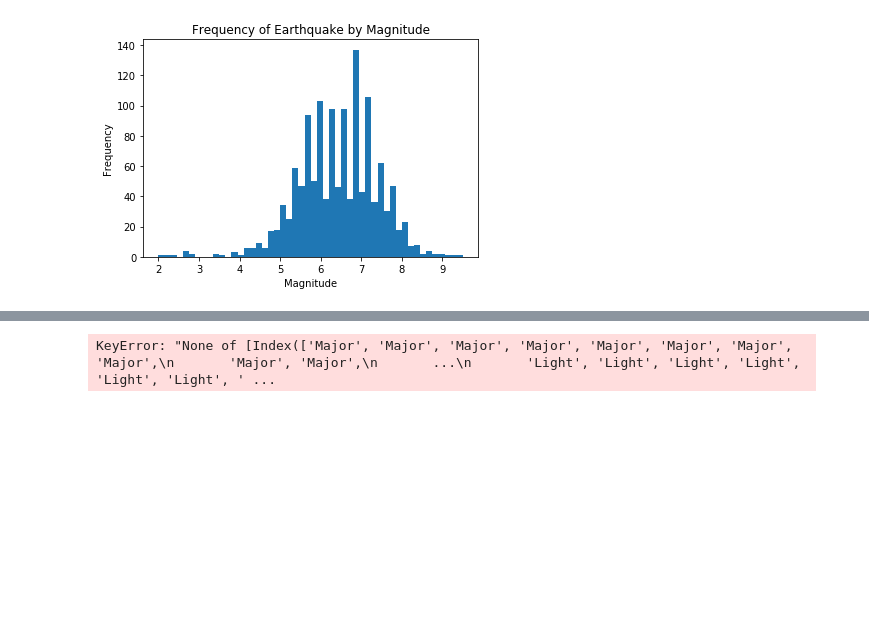
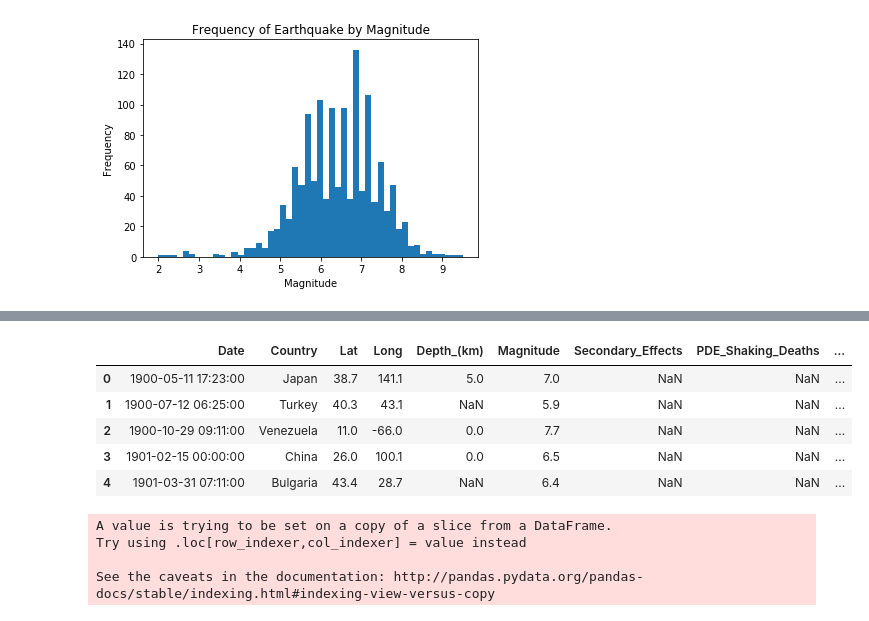
Before and after one commit to Barrett-Rogers/dq3-earthquakes-porcupines, a Jupyter notebook: Earthquake_Anamika.ipynb, the cells around one changed output, grey strips where cells are left out. Drawn from its saved outputs; the diff is of its cells as text; code cells hidden in the pictures; blank space fills up the shorter version.

```diff
--- a/Earthquake_Anamika.ipynb
+++ b/Earthquake_Anamika.ipynb
@@ -525,3 +442,3 @@ cleaned_df.tail()
 # %%
-cleaned_df['Magnitude_Classes']=cleaned_df.apply(magnitude_scale,axis=1)
+#cleaned_df['Magnitude_Classes']=cleaned_df.apply(magnitude_scale,axis=1)
 # %%
@@ -557,3 +448,3 @@ cleaned_df.groupby(['Country','Magnitude'])[['Deaths']].mean().sort_values(by='D
 # %%
-cleaned_df=cleaned_df.sort_values('Magnitude', ascending=False)
+#cleaned_df=cleaned_df.sort_values('Magnitude', ascending=False)
 # %%
@@ -584,11 +454,16 @@ NameError: name 'cleaned_' is not defined
 # %%
-cleaned_df.head(10)
+cleaned_df.head()
+# %% [output]
+|  | Date | Country | Lat | Long | Depth_(km) | Magnitude | Secondary_Effects | PDE_Shaking_Deaths | ... |
+| 0 | 1900-05-11 17:23:00 | Japan | 38.7 | 141.1 | 5.0 | 7.0 | NaN | NaN | ... |
+| 1 | 1900-07-12 06:25:00 | Turkey | 40.3 | 43.1 | NaN | 5.9 | NaN | NaN | ... |
+| 2 | 1900-10-29 09:11:00 | Venezuela | 11.0 | -66.0 | 0.0 | 7.7 | NaN | NaN | ... |
+| 3 | 1901-02-15 00:00:00 | China | 26.0 | 100.1 | 0.0 | 6.5 | NaN | NaN | ... |
+| 4 | 1901-03-31 07:11:00 | Bulgaria | 43.4 | 28.7 | NaN | 6.4 | NaN | NaN | ... |
 # %%
 # cleaned_df[cleaned_df.Magnitude_Classes=='Major'].plot()
 # plt.xlabel('Deaths')
 # plt.ylabel('Magnitude')
 # plt.title('Magnitude of Earthquake by Country');
 # %%
-test =cleaned_df[cleaned_df.Magnitude_Classes]
+#test =cleaned_df[cleaned_df.Magnitude_Classes]
-# %% [output]
-KeyError: "None of [Index(['Major', 'Major', 'Major', 'Major', 'Major', 'Major', 'Major', 'Major',\n       'Major', 'Major',\n       ...\n       'Light', 'Light', 'Light', 'Light', 'Light', 'Light', ' ...
@@ -594,0 +478,8 @@ KeyError: "None of [Index(['Major', 'Major', 'Major', 'Major', 'Major', 'Major',
+# %%
+# Creating secondary death column
+secondary_effect['secondary_deaths']=secondary_effect['PDE_Total_Deaths']-secondary_effect['PDE_Shaking_Deaths']
+# %% [output]
+A value is trying to be set on a copy of a slice from a DataFrame.
+Try using .loc[row_indexer,col_indexer] = value instead
+
+See the caveats in the documentation: http://pandas.pydata.org/pandas-docs/stable/indexing.html#indexing-view-versus-copy
```
Also changed, not shown: parts of 47 cells of this notebook.
